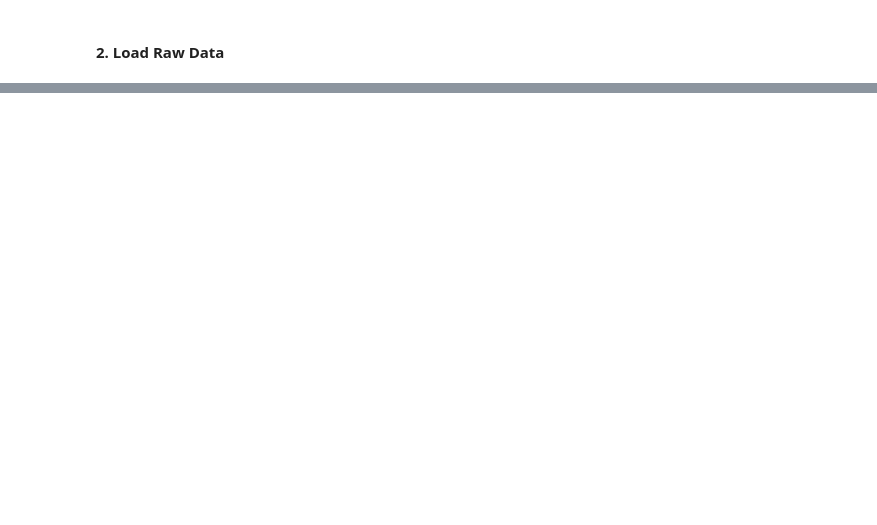
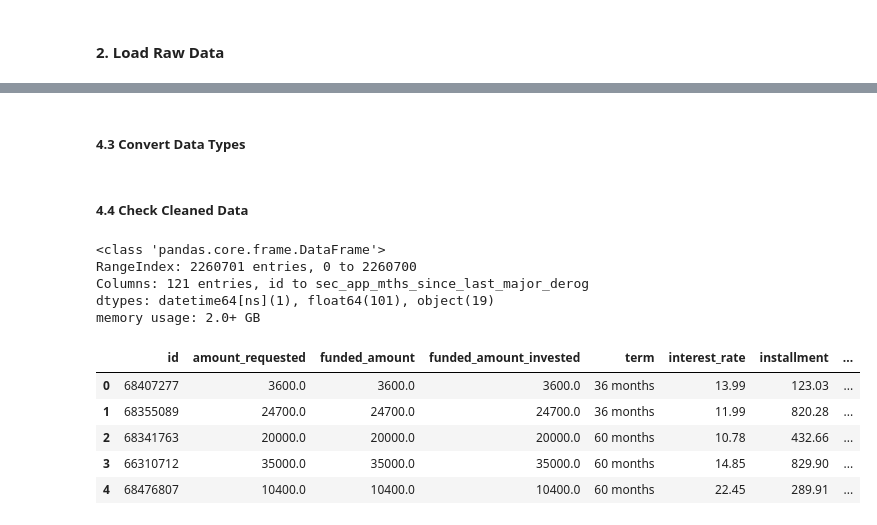
Before and after one commit to satveerkaur/credit_risk_and_loan_performance_analysis, a Jupyter notebook: notebooks/1_data_cleaning_steps.ipynb, the cells around one changed output, grey strips where cells are left out. Cells and saved outputs as stored; diff of their text form; code cells hidden in the pictures; blank space fills up the shorter version.

Commit message:
Complete data cleaning steps and save cleaned datasets

```diff
--- a/notebooks/1_data_cleaning_steps.ipynb
+++ b/notebooks/1_data_cleaning_steps.ipynb
@@ -78,0 +116,22 @@ memory usage: 1.9+ GB
+# %%
+# Columns to drop in accepted_loans
+drop_cols_accepted = [
+    'member_id', 'url', 'desc', 'title', 'pymnt_plan', 'initial_list_status',
+    'out_prncp_inv', 'hardship_flag', 'hardship_type', 'hardship_reason',
+    'hardship_status', 'deferral_term', 'hardship_amount', 'hardship_start_date',
+    'hardship_end_date', 'payment_plan_start_date', 'hardship_length', 'hardship_dpd',
+    'hardship_loan_status', 'orig_projected_additional_accrued_interest',
+    'hardship_payoff_balance_amount', 'hardship_last_payment_amount',
+    'disbursement_method', 'debt_settlement_flag', 'debt_settlement_flag_date',
+    'settlement_status', 'settlement_date', 'settlement_amount',
+    'settlement_percentage', 'settlement_term'
+]
+
+accepted_loans_clean = accepted_loans.drop(columns=drop_cols_accepted, errors='ignore')  # Avoid errors if some columns name don't exist
+
+# Columns to drop in rejected_loans
+drop_cols_rejected = [
+    'Loan Title', 'Policy Code'  # free-text or internal code
+]
+
+rejected_loans_clean = rejected_loans.drop(columns=drop_cols_rejected, errors='ignore')
@@ -78,0 +191,38 @@ memory usage: 1.9+ GB
+# %% [markdown]
+##### 4.3 Convert Data Types
+# %%
+# Convert Numeric columns in accepted_loans_clean to float
+numeric_cols_accepted = [
+    'amount_requested', 'funded_amount', 'funded_amount_invested', 'interest_rate',
+    'installment', 'annual_income', 'debt_to_income_ratio', 'fico_range_low', 'fico_range_high',
+    'delinquencies_2yrs', 'open_accounts', 'public_records', 'revolving_balance',
+    'revolving_utilization', 'total_accounts', 'policy_code'
+]
+# Convert Numeric columns in rejected_loans_clean to float
+numeric_cols_rejected = [
+    'amount_requested', 'risk_score', 'debt_to_income_ratio'
+]
+
+accepted_loans_clean[numeric_cols_accepted] = accepted_loans_clean[numeric_cols_accepted].apply(pd.to_numeric, errors='coerce') # invalid parsing will be set to NaN
+rejected_loans_clean[numeric_cols_rejected] = rejected_loans_clean[numeric_cols_rejected].apply(pd.to_numeric, errors='coerce')
+
+# Convert dates to datetime
+accepted_loans_clean['application_date'] = pd.to_datetime(accepted_loans_clean['application_date'], format= '%Y-%m-%d', errors='coerce') # invalid parsing will be set as NaT
+rejected_loans_clean['application_date'] = pd.to_datetime(rejected_loans_clean['application_date'], format= '%Y-%m-%d', errors='coerce')
+# %% [markdown]
+##### 4.4 Check Cleaned Data
+# %%
+accepted_loans_clean.info()
+accepted_loans_clean.head()
+# %% [output]
+<class 'pandas.core.frame.DataFrame'>
+RangeIndex: 2260701 entries, 0 to 2260700
+Columns: 121 entries, id to sec_app_mths_since_last_major_derog
+dtypes: datetime64[ns](1), float64(101), object(19)
+memory usage: 2.0+ GB
+|  | id | amount_requested | funded_amount | funded_amount_invested | term | interest_rate | installment | ... |
+| 0 | 68407277 | 3600.0 | 3600.0 | 3600.0 | 36 months | 13.99 | 123.03 | ... |
+| 1 | 68355089 | 24700.0 | 24700.0 | 24700.0 | 36 months | 11.99 | 820.28 | ... |
+| 2 | 68341763 | 20000.0 | 20000.0 | 20000.0 | 60 months | 10.78 | 432.66 | ... |
+| 3 | 66310712 | 35000.0 | 35000.0 | 35000.0 | 60 months | 14.85 | 829.90 | ... |
+| 4 | 68476807 | 10400.0 | 10400.0 | 10400.0 | 60 months | 22.45 | 289.91 | ... |
```
Also changed, not shown: parts of 20 cells of this notebook.
